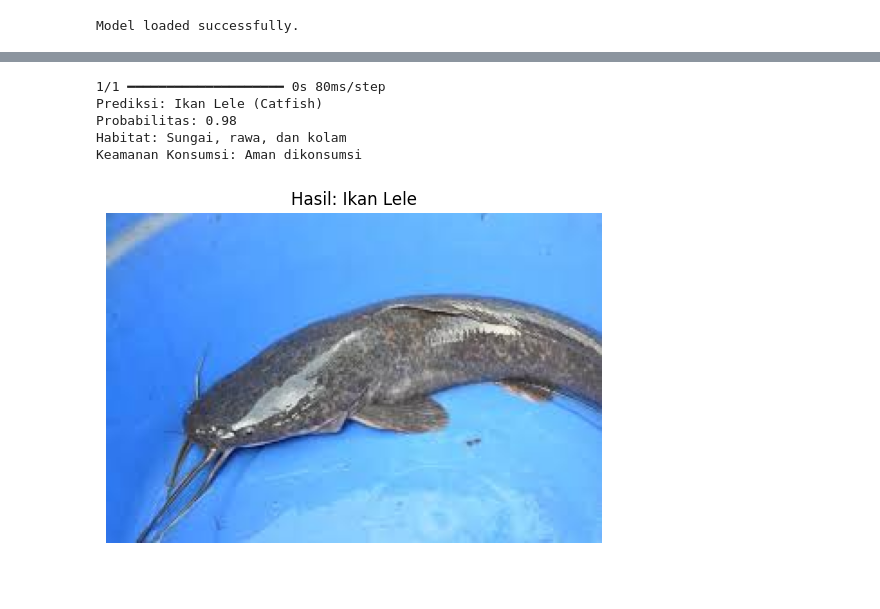
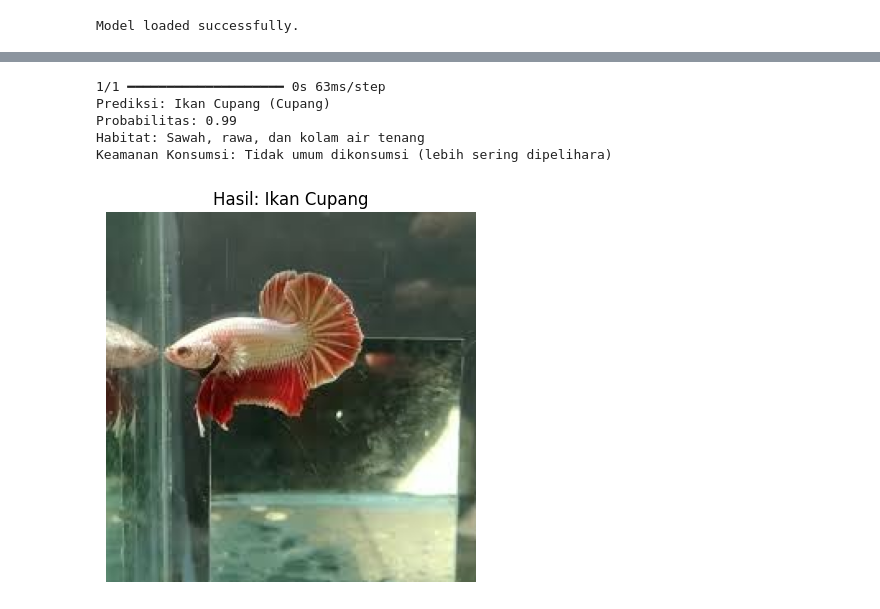
Before and after one commit to Dickaaardiansyah/project-kominfo-2, a Jupyter notebook: Python/Untitled-12.ipynb, the cells around one changed output, grey strips where cells are left out. Saved outputs shown, nothing was run; the diff lists cells and outputs as text; code cells hidden in the pictures; blank space fills up the shorter version.

```diff
--- a/Python/Untitled-12.ipynb
+++ b/Python/Untitled-12.ipynb
@@ -89,7 +89,7 @@ def prepare_image(img_path, img_size):
     return img_array
 
 # Path gambar dan ukuran input model
-img_path = 'ikan.png'
+img_path = 'kontolllku.jpeg'
 IMG_SIZE = (224, 224)
 img_input = prepare_image(img_path, IMG_SIZE)
 
@@ -137,37 +137,37 @@ for label, idx in class_indices.items():
     class_labels[idx] = label
 
 # === Path Gambar dan Ukuran Input Model ===
-img_path = 'ikan.png'  # Ganti sesuai kebutuhan
+img_path = 'kontolllku.jpeg'  # Ganti sesuai kebutuhan
 IMG_SIZE = (224, 224)
 img_input = prepare_image(img_path, IMG_SIZE)
 
 # === Prediksi dari Model ===
 pred = model.predict(img_input)[0]
 predicted_class_idx = np.argmax(pred)
 predicted_prob = pred[predicted_class_idx]
 predicted_class = class_labels[predicted_class_idx]
 
 # === Ambil Data dari JSON ===
 info = fish_info.get(predicted_class, {})
 nama_indo = info.get("nama_indonesia", "Tidak diketahui")
 habitat = info.get("habitat", "Data habitat tidak tersedia")
 konsumsi = info.get("konsumsi", "Data konsumsi tidak tersedia")
 
 # === Cetak Hasil ===
 print(f"Prediksi: {nama_indo} ({predicted_class})")
 print(f"Probabilitas: {predicted_prob:.2f}")
 print(f"Habitat: {habitat}")
 print(f"Keamanan Konsumsi: {konsumsi}")
 
 # === Tampilkan Gambar Hasil ===
 plt.imshow(image.load_img(img_path))
 plt.title(f"Hasil: {nama_indo}")
 plt.axis('off')
 plt.show()
 # %% [output]
-1/1 ━━━━━━━━━━━━━━━━━━━━ 0s 80ms/step
-Prediksi: Ikan Lele (Catfish)
-Probabilitas: 0.98
-Habitat: Sungai, rawa, dan kolam
-Keamanan Konsumsi: Aman dikonsumsi
+1/1 ━━━━━━━━━━━━━━━━━━━━ 0s 63ms/step
+Prediksi: Ikan Cupang (Cupang)
+Probabilitas: 0.99
+Habitat: Sawah, rawa, dan kolam air tenang
+Keamanan Konsumsi: Tidak umum dikonsumsi (lebih sering dipelihara)
-[figure, old version]
+[figure, new version]
```
Also changed, not shown: parts of 1 cell of this notebook, 23 other files.
